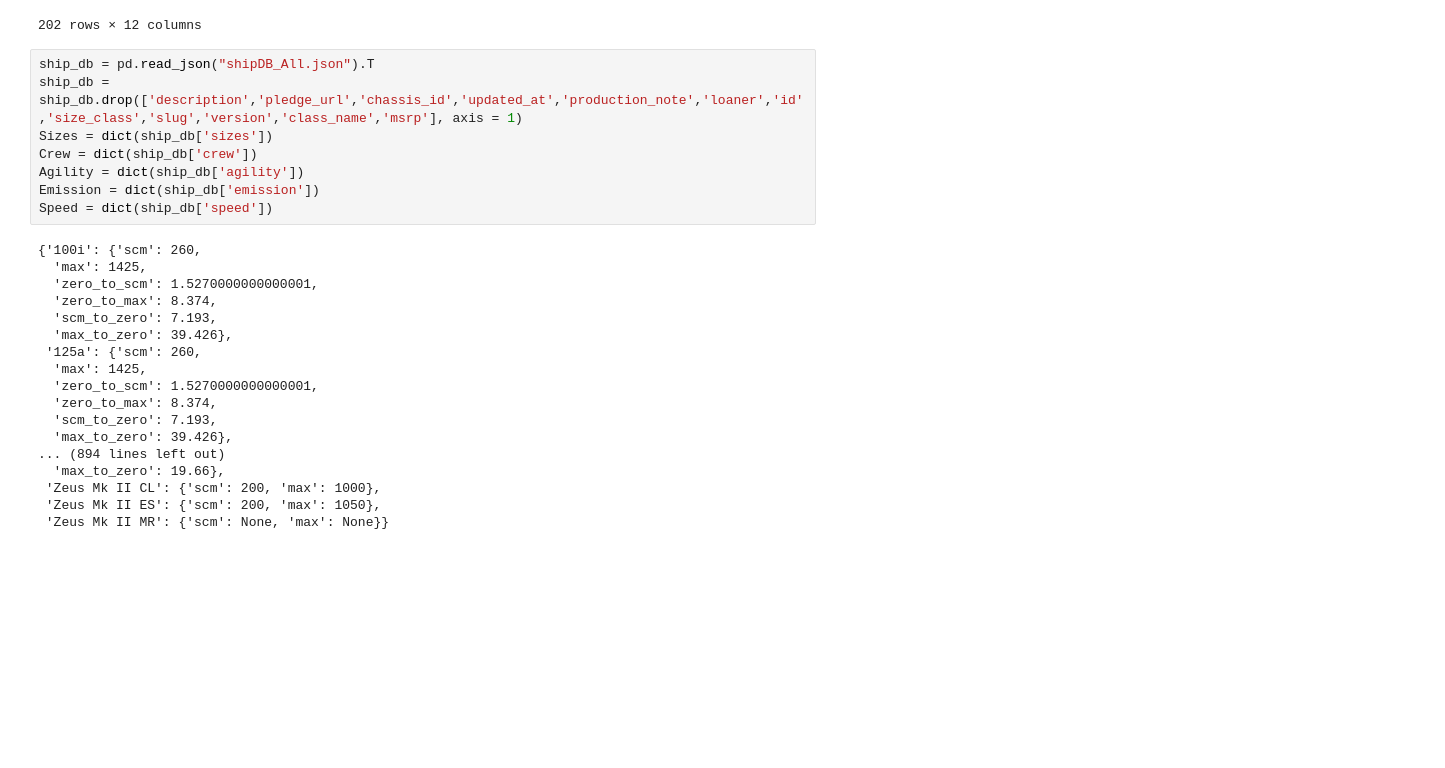
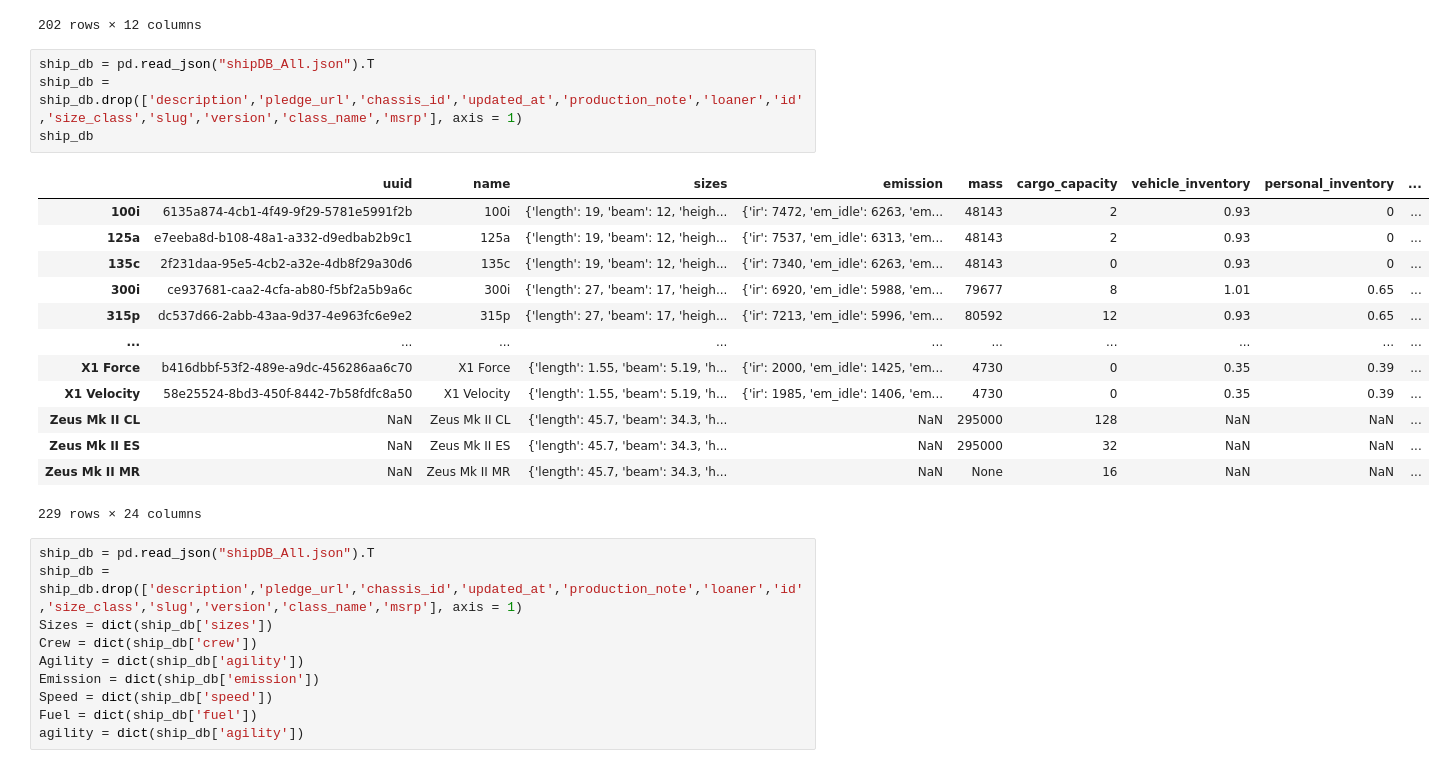
Before and after one commit to CharlesElie-AzaisdeVergeron/Stardle_Data_Base, a Jupyter notebook: Brouillon.ipynb, the cells around one changed output. Cells and saved outputs as stored; diff of their text form; blank space fills up the shorter version.

```diff
--- a/Brouillon.ipynb
+++ b/Brouillon.ipynb
@@ -21,6 +21,24 @@ stardle_db
 | Zeus ES Mk II | Zeus ES Mk II | 46 | 32 | 295000 | 3 | 1050 | Roberts Space Industries | exploration | flight-ready | ... |
 | Zeus MR Mk II | Zeus MR Mk II | 46 | 16 | None | 3 | None | Roberts Space Industries | combat | in-concept | ... |
 202 rows × 12 columns
+# %%
+ship_db = pd.read_json("shipDB_All.json").T
+ship_db = ship_db.drop(['description','pledge_url','chassis_id','updated_at','production_note','loaner','id','size_class','slug','version','class_name','msrp'], axis = 1)
+ship_db
+# %% [output]
+|  | uuid | name | sizes | emission | mass | cargo_capacity | vehicle_inventory | personal_inventory | ... |
+| 100i | 6135a874-4cb1-4f49-9f29-5781e5991f2b | 100i | {'length': 19, 'beam': 12, 'heigh... | {'ir': 7472, 'em_idle': 6263, 'em... | 48143 | 2 | 0.93 | 0 | ... |
+| 125a | e7eeba8d-b108-48a1-a332-d9edbab2b9c1 | 125a | {'length': 19, 'beam': 12, 'heigh... | {'ir': 7537, 'em_idle': 6313, 'em... | 48143 | 2 | 0.93 | 0 | ... |
+| 135c | 2f231daa-95e5-4cb2-a32e-4db8f29a30d6 | 135c | {'length': 19, 'beam': 12, 'heigh... | {'ir': 7340, 'em_idle': 6263, 'em... | 48143 | 0 | 0.93 | 0 | ... |
+| 300i | ce937681-caa2-4cfa-ab80-f5bf2a5b9a6c | 300i | {'length': 27, 'beam': 17, 'heigh... | {'ir': 6920, 'em_idle': 5988, 'em... | 79677 | 8 | 1.01 | 0.65 | ... |
+| 315p | dc537d66-2abb-43aa-9d37-4e963fc6e9e2 | 315p | {'length': 27, 'beam': 17, 'heigh... | {'ir': 7213, 'em_idle': 5996, 'em... | 80592 | 12 | 0.93 | 0.65 | ... |
+| ... | ... | ... | ... | ... | ... | ... | ... | ... | ... |
+| X1 Force | b416dbbf-53f2-489e-a9dc-456286aa6c70 | X1 Force | {'length': 1.55, 'beam': 5.19, 'h... | {'ir': 2000, 'em_idle': 1425, 'em... | 4730 | 0 | 0.35 | 0.39 | ... |
+| X1 Velocity | 58e25524-8bd3-450f-8442-7b58fdfc8a50 | X1 Velocity | {'length': 1.55, 'beam': 5.19, 'h... | {'ir': 1985, 'em_idle': 1406, 'em... | 4730 | 0 | 0.35 | 0.39 | ... |
+| Zeus Mk II CL | NaN | Zeus Mk II CL | {'length': 45.7, 'beam': 34.3, 'h... | NaN | 295000 | 128 | NaN | NaN | ... |
+| Zeus Mk II ES | NaN | Zeus Mk II ES | {'length': 45.7, 'beam': 34.3, 'h... | NaN | 295000 | 32 | NaN | NaN | ... |
+| Zeus Mk II MR | NaN | Zeus Mk II MR | {'length': 45.7, 'beam': 34.3, 'h... | NaN | None | 16 | NaN | NaN | ... |
+229 rows × 24 columns
 # %%
 ship_db = pd.read_json("shipDB_All.json").T
 ship_db = ship_db.drop(['description','pledge_url','chassis_id','updated_at','production_note','loaner','id','size_class','slug','version','class_name','msrp'], axis = 1)
@@ -29,21 +47,5 @@ Crew = dict(ship_db['crew'])
 Agility = dict(ship_db['agility'])
 Emission = dict(ship_db['emission'])
 Speed = dict(ship_db['speed'])
+Fuel = dict(ship_db['fuel'])
+agility = dict(ship_db['agility'])
-# %% [output]
-{'100i': {'scm': 260,
-  'max': 1425,
-  'zero_to_scm': 1.5270000000000001,
-  'zero_to_max': 8.374,
-  'scm_to_zero': 7.193,
-  'max_to_zero': 39.426},
- '125a': {'scm': 260,
-  'max': 1425,
-  'zero_to_scm': 1.5270000000000001,
-  'zero_to_max': 8.374,
-  'scm_to_zero': 7.193,
-  'max_to_zero': 39.426},
-... (894 lines left out)
-  'max_to_zero': 19.66},
- 'Zeus Mk II CL': {'scm': 200, 'max': 1000},
- 'Zeus Mk II ES': {'scm': 200, 'max': 1050},
- 'Zeus Mk II MR': {'scm': None, 'max': None}}
```
Also changed, not shown: parts of 12 cells of this notebook, 1 other file.
